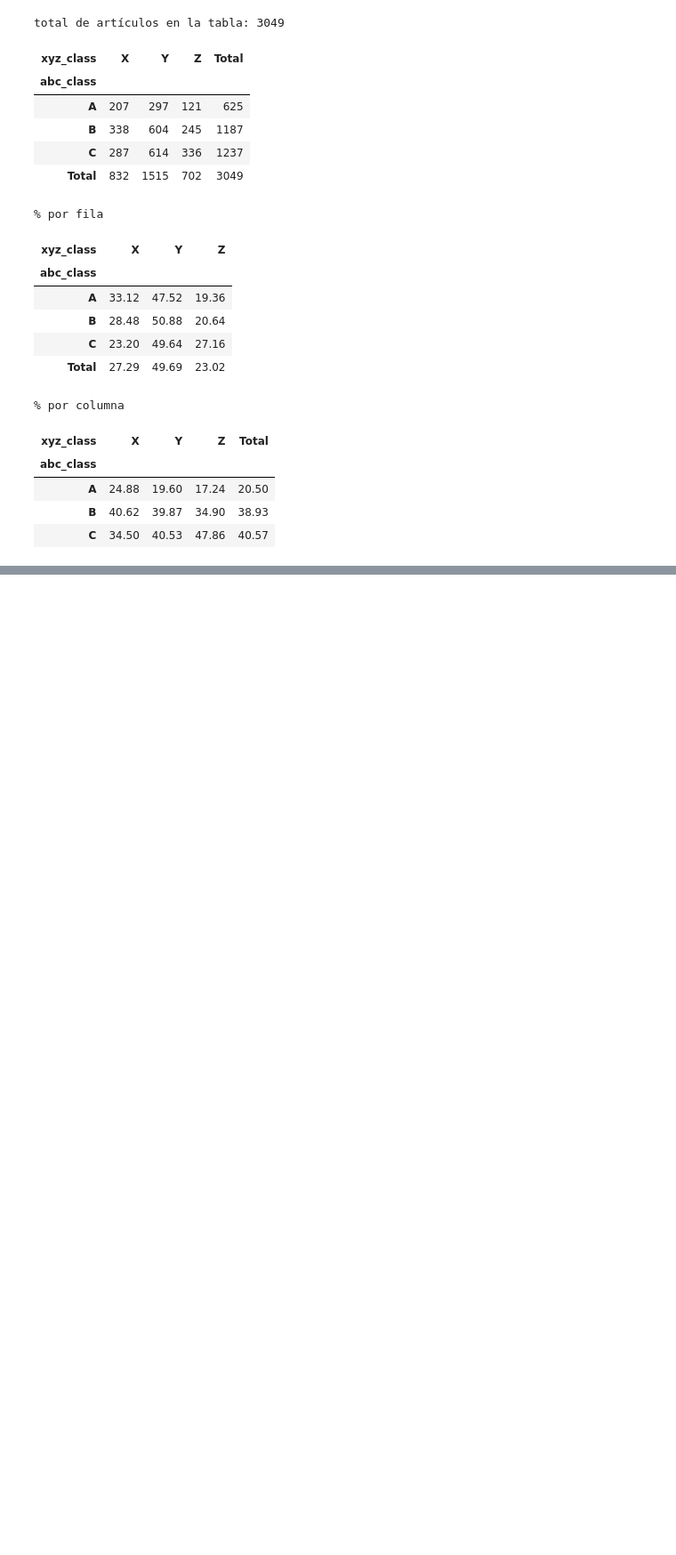
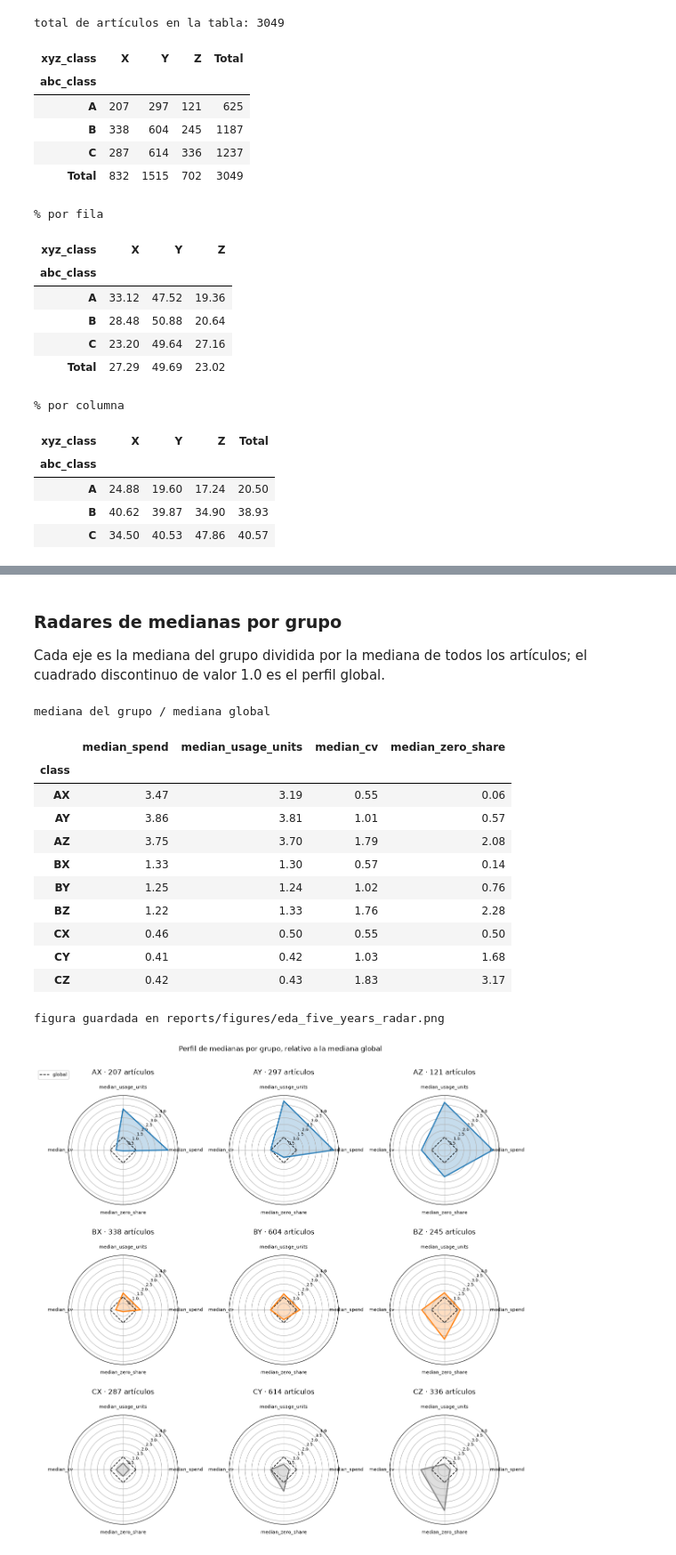
Before and after one commit to JoseSalas98/demand-forecasting-replenishment, a Jupyter notebook: notebooks/02_eda_five_years.ipynb, the cells around one changed output, grey strips where cells are left out. Shown at 89% size. Cells and saved outputs as stored; diff of their text form; code cells hidden in the pictures; blank space fills up the shorter version.

Commit message:
Se anaden los perfiles por grupos  homogeneos

```diff
--- a/notebooks/02_eda_five_years.ipynb
+++ b/notebooks/02_eda_five_years.ipynb
@@ -419,7 +419,6 @@ handles = [plt.Rectangle((0, 0), 1, 1, color=c) for c in colors.values()]
 ax.legend(handles, [f"{k} ({(ranked['abc_class'] == k).sum()})" for k in colors], title="clase (artículos)", loc="center right")
 fig.tight_layout()
 
-SAVE_FIGURES = True
 if SAVE_FIGURES:
     out = Path("reports/figures")
     out.mkdir(parents=True, exist_ok=True)
@@ -746,0 +748,14 @@ display(by_col.round(2))
+# %%
+# Base: una fila por artículo activo con sus clases y medidas.
+extra = ["item_id", "zero_share", "mean_daily_units", "median_daily_units"]
+groups = matrix.loc[matrix["active"], ["item_id", "abc_class", "xyz_class", "usage_units", "spend", "cv"]].merge(
+    metrics[extra], on="item_id"
+)
+groups["xyz_class"] = groups["xyz_class"].fillna("-")   # "-" = CV indefinido
+groups["group"] = groups["abc_class"] + groups["xyz_class"]
+
+total_items = len(groups)
+total_spend = groups["spend"].sum()
+total_usage = groups["usage_units"].sum()
+print(f"n_items: {total_items} · spend: {total_spend:,.0f} · usage_units: {total_usage:,.0f}")
+display(groups.head())
@@ -746,0 +853,55 @@ display(by_col.round(2))
+# %% [markdown]
+### Radares de medianas por grupo
+
+Cada eje es la mediana del grupo dividida por la mediana de todos los artículos; el cuadrado discontinuo de valor 1.0 es el perfil global.
+# %%
+radar_cols = ["median_spend", "median_usage_units", "median_cv", "median_zero_share"]
+global_median = profile.loc["global"].iloc[0][radar_cols]
+ratios = profile.loc["group", radar_cols] / global_median
+order = [a + x for a in "ABC" for x in "XYZ"]
+ratios = ratios.reindex([g for g in order if g in ratios.index])
+display(ratios.style.format("{:.2f}").set_caption("mediana del grupo / mediana global"))
+
+angles = np.linspace(0, 2 * np.pi, len(radar_cols), endpoint=False)
+closed = np.r_[angles, angles[0]]
+top = ratios.to_numpy().max() * 1.1
+
+fig, axes = plt.subplots(3, 3, figsize=(12, 12), subplot_kw={"projection": "polar"})
+for ax, grp in zip(axes.flat, order):
+    if grp not in ratios.index:
+        ax.set_visible(False)
+        continue
+    vals = ratios.loc[grp].to_numpy()
+    ax.plot(closed, np.ones(len(closed)), color="black", linestyle="--", linewidth=1.2, label="global")
+    ax.plot(closed, np.r_[vals, vals[0]], color=colors[grp[0]], linewidth=2)
+    ax.fill(closed, np.r_[vals, vals[0]], color=colors[grp[0]], alpha=0.25)
+    ax.set_xticks(angles)
+    ax.set_xticklabels(radar_cols, fontsize=8)
+    ax.set_ylim(0, top)
+    ax.set_rlabel_position(45)
+    ax.tick_params(axis="y", labelsize=7)
+    ax.set_title(f"{grp} · {int(profile.loc[('group', grp), 'n_items']):,} artículos", pad=18)
+axes.flat[0].legend(loc="upper left", bbox_to_anchor=(-0.3, 1.25), fontsize=8)
+fig.suptitle("Perfil de medianas por grupo, relativo a la mediana global", y=1.0)
+fig.tight_layout()
+if SAVE_FIGURES:
+    out = Path("reports/figures")
+    out.mkdir(parents=True, exist_ok=True)
+    fig.savefig(out / "eda_five_years_radar.png", dpi=150, bbox_inches="tight")
+    print("figura guardada en", out / "eda_five_years_radar.png")
+plt.show()
+# %% [output]
+mediana del grupo / mediana global
+|  | median_spend | median_usage_units | median_cv | median_zero_share |
+| class |  |  |  |  |
+| AX | 3.47 | 3.19 | 0.55 | 0.06 |
+| AY | 3.86 | 3.81 | 1.01 | 0.57 |
+| AZ | 3.75 | 3.70 | 1.79 | 2.08 |
+| BX | 1.33 | 1.30 | 0.57 | 0.14 |
+| BY | 1.25 | 1.24 | 1.02 | 0.76 |
+| BZ | 1.22 | 1.33 | 1.76 | 2.28 |
+| CX | 0.46 | 0.50 | 0.55 | 0.50 |
+| CY | 0.41 | 0.42 | 1.03 | 1.68 |
+| CZ | 0.42 | 0.43 | 1.83 | 3.17 |
+figura guardada en reports/figures/eda_five_years_radar.png
+[figure, added]
```
Also changed, not shown: parts of 8 cells of this notebook.
